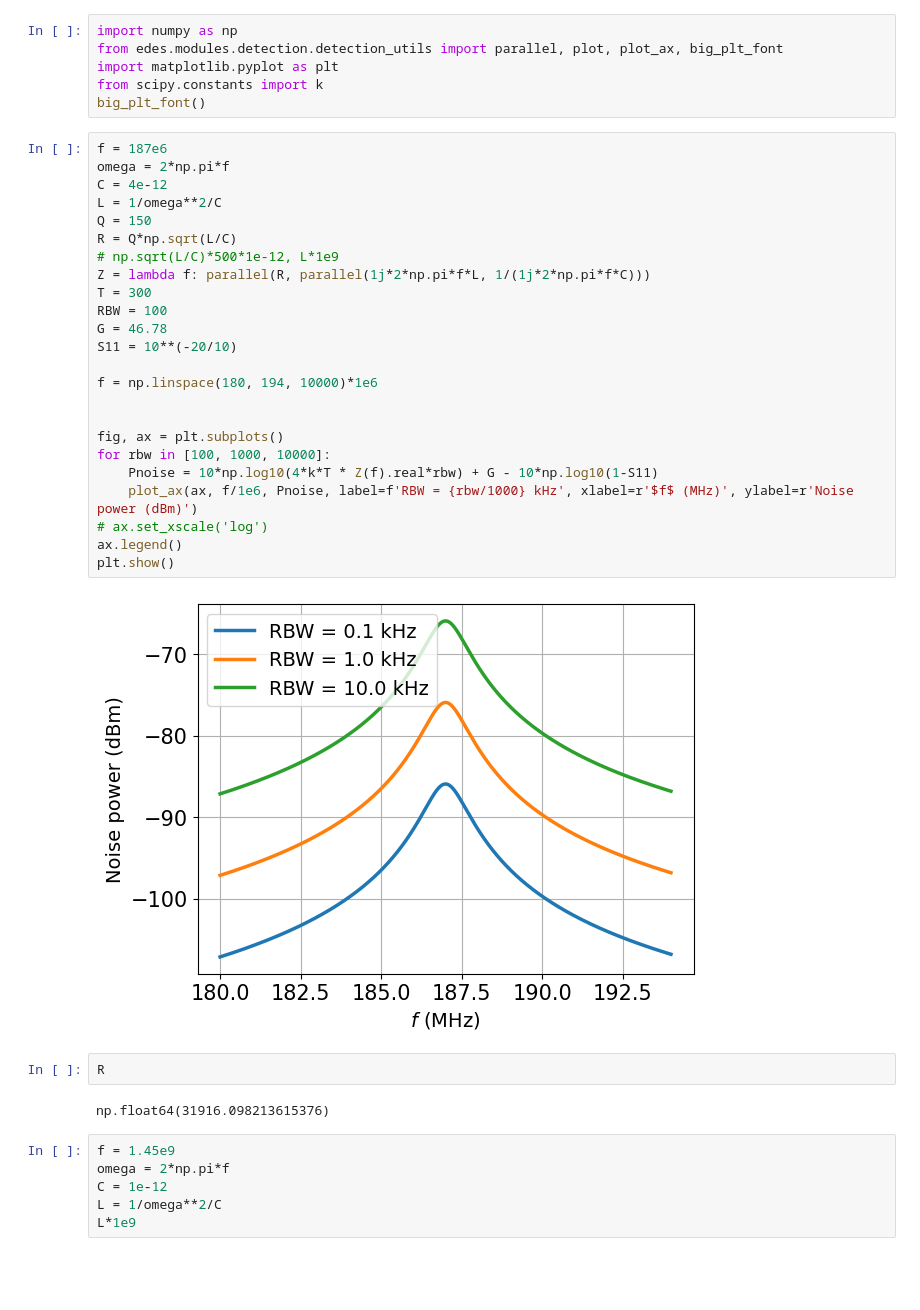
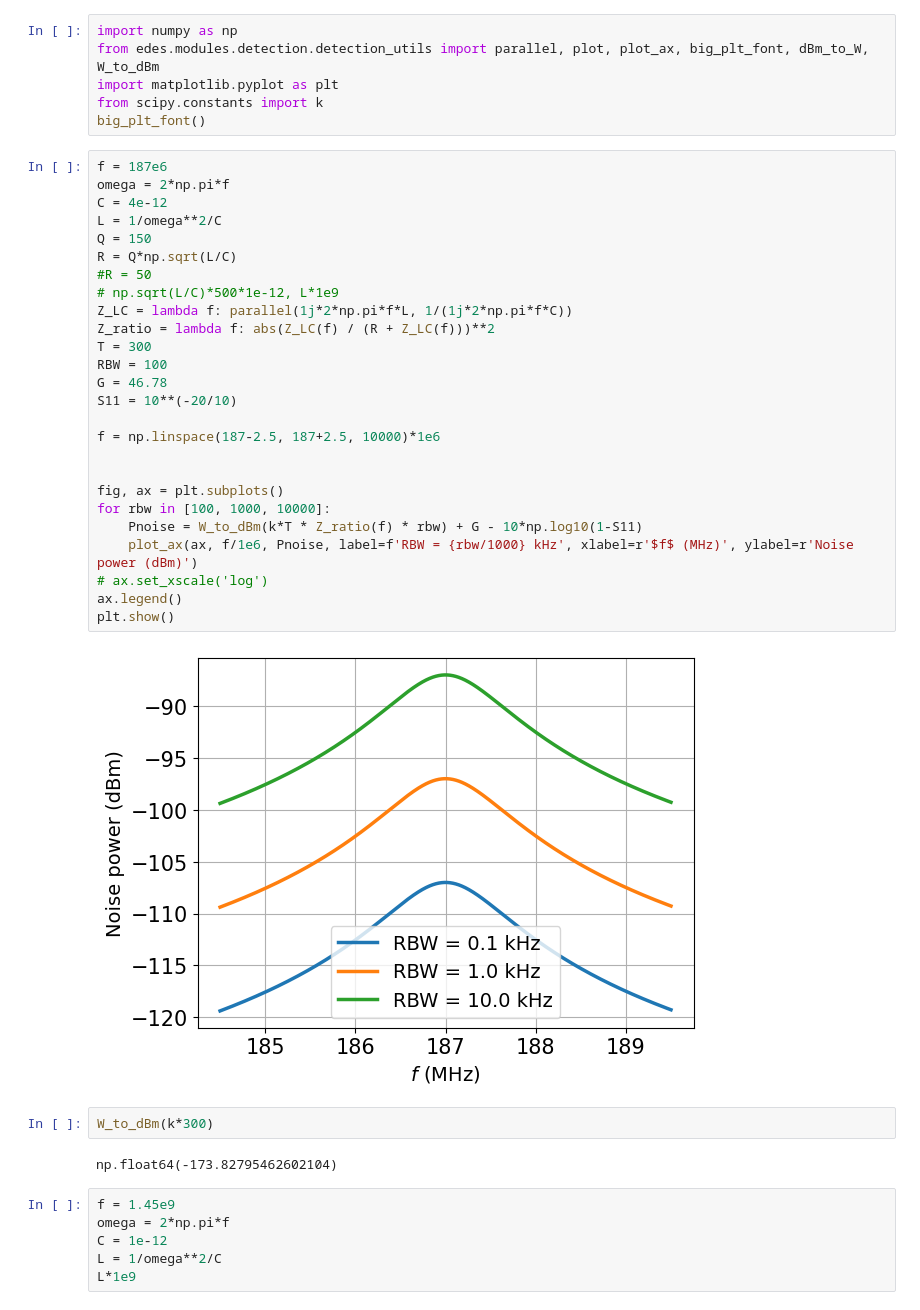
Before and after one commit to Andris-Huang/edes, a Jupyter notebook: edes/modules/resonator/tank_circuit_scratch.ipynb, the cells around one changed output. Cells and saved outputs as stored; diff of their text form; blank space fills up the shorter version.

```diff
--- a/edes/modules/resonator/tank_circuit_scratch.ipynb
+++ b/edes/modules/resonator/tank_circuit_scratch.ipynb
@@ -1,39 +1,41 @@
 # %%
 import numpy as np
-from edes.modules.detection.detection_utils import parallel, plot, plot_ax, big_plt_font
+from edes.modules.detection.detection_utils import parallel, plot, plot_ax, big_plt_font, dBm_to_W, W_to_dBm
 import matplotlib.pyplot as plt
 from scipy.constants import k
 big_plt_font()
 # %%
 f = 187e6
 omega = 2*np.pi*f
 C = 4e-12
 L = 1/omega**2/C
 Q = 150
 R = Q*np.sqrt(L/C)
+#R = 50
 # np.sqrt(L/C)*500*1e-12, L*1e9
-Z = lambda f: parallel(R, parallel(1j*2*np.pi*f*L, 1/(1j*2*np.pi*f*C)))
+Z_LC = lambda f: parallel(1j*2*np.pi*f*L, 1/(1j*2*np.pi*f*C))
+Z_ratio = lambda f: abs(Z_LC(f) / (R + Z_LC(f)))**2
 T = 300
 RBW = 100
 G = 46.78
 S11 = 10**(-20/10)
 
-f = np.linspace(180, 194, 10000)*1e6
+f = np.linspace(187-2.5, 187+2.5, 10000)*1e6
 
 
 fig, ax = plt.subplots()
 for rbw in [100, 1000, 10000]:
-    Pnoise = 10*np.log10(4*k*T * Z(f).real*rbw) + G - 10*np.log10(1-S11)
+    Pnoise = W_to_dBm(k*T * Z_ratio(f) * rbw) + G - 10*np.log10(1-S11)
     plot_ax(ax, f/1e6, Pnoise, label=f'RBW = {rbw/1000} kHz', xlabel=r'$f$ (MHz)', ylabel=r'Noise power (dBm)')
 # ax.set_xscale('log')
 ax.legend()
 plt.show()
 # %% [output]
-[figure, old version]
+[figure, new version]
-# %%
-R
-# %% [output]
-np.float64(31916.098213615376)
+# %%
+W_to_dBm(k*300)
+# %% [output]
+np.float64(-173.82795462602104)
 # %%
 f = 1.45e9
 omega = 2*np.pi*f
```
Also changed, not shown: 1 other file.
